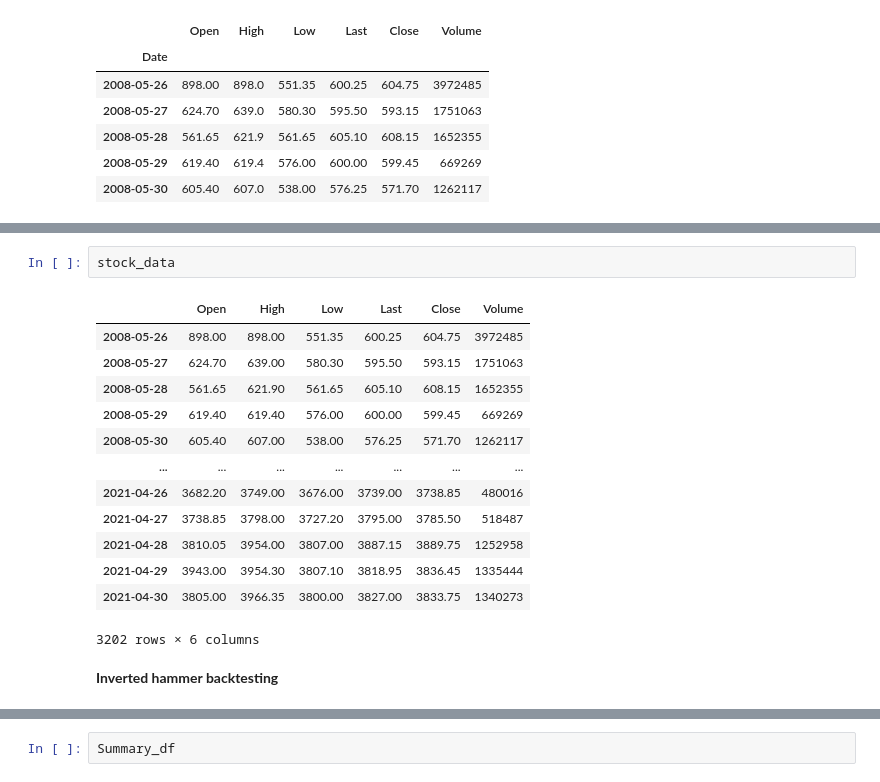
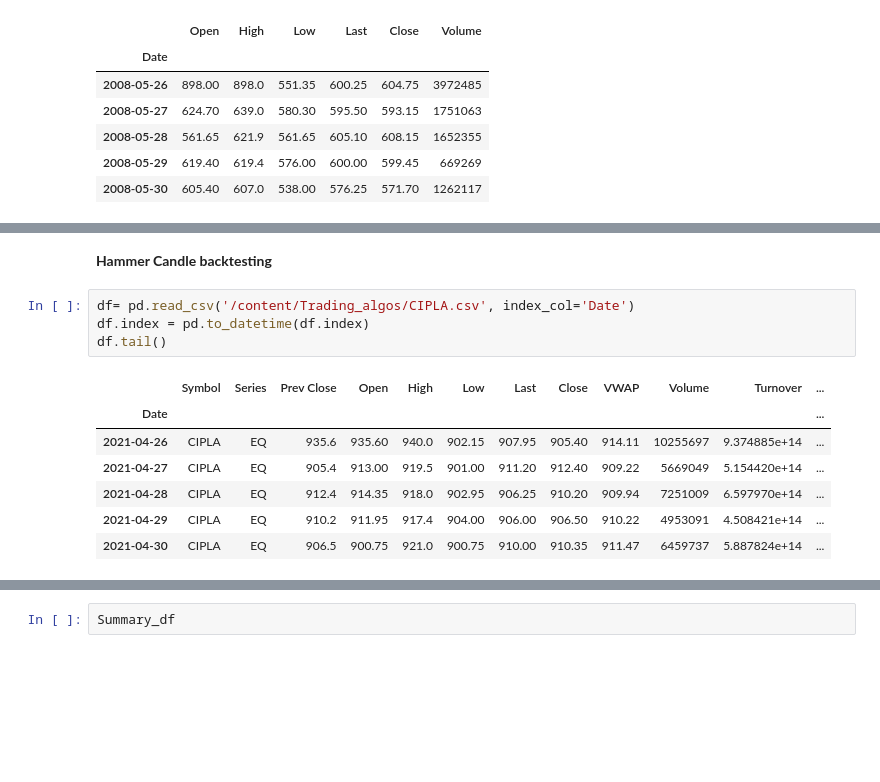
Before and after one commit to omkar-salunke/Trading_algos, a Jupyter notebook: Strategy_backtest.ipynb, the cells around one changed output, grey strips where cells are left out. Drawn from its saved outputs; the diff is of its cells as text; blank space fills up the shorter version.

```diff
--- a/Strategy_backtest.ipynb
+++ b/Strategy_backtest.ipynb
@@ -131,21 +136,17 @@ BokehDeprecationWarning: HSL() was deprecated in Bokeh 2.3.1 and will be removed
 [interactive output not drawn]
 [interactive output not drawn]
 [interactive output not drawn]
-# %%
-stock_data
-# %% [output]
-|  | Open | High | Low | Last | Close | Volume |
-| 2008-05-26 | 898.00 | 898.00 | 551.35 | 600.25 | 604.75 | 3972485 |
-| 2008-05-27 | 624.70 | 639.00 | 580.30 | 595.50 | 593.15 | 1751063 |
-| 2008-05-28 | 561.65 | 621.90 | 561.65 | 605.10 | 608.15 | 1652355 |
-| 2008-05-29 | 619.40 | 619.40 | 576.00 | 600.00 | 599.45 | 669269 |
-| 2008-05-30 | 605.40 | 607.00 | 538.00 | 576.25 | 571.70 | 1262117 |
-| ... | ... | ... | ... | ... | ... | ... |
-| 2021-04-26 | 3682.20 | 3749.00 | 3676.00 | 3739.00 | 3738.85 | 480016 |
-| 2021-04-27 | 3738.85 | 3798.00 | 3727.20 | 3795.00 | 3785.50 | 518487 |
-| 2021-04-28 | 3810.05 | 3954.00 | 3807.00 | 3887.15 | 3889.75 | 1252958 |
-| 2021-04-29 | 3943.00 | 3954.30 | 3807.10 | 3818.95 | 3836.45 | 1335444 |
-| 2021-04-30 | 3805.00 | 3966.35 | 3800.00 | 3827.00 | 3833.75 | 1340273 |
-3202 rows × 6 columns
 # %% [markdown]
-**Inverted hammer backtesting**
+**Hammer Candle backtesting**
+# %%
+df= pd.read_csv('/content/Trading_algos/CIPLA.csv', index_col='Date')
+df.index = pd.to_datetime(df.index)
+df.tail()
+# %% [output]
+|  | Symbol | Series | Prev Close | Open | High | Low | Last | Close | VWAP | Volume | Turnover | ... |
+| Date |  |  |  |  |  |  |  |  |  |  |  | ... |
+| 2021-04-26 | CIPLA | EQ | 935.6 | 935.60 | 940.0 | 902.15 | 907.95 | 905.40 | 914.11 | 10255697 | 9.374885e+14 | ... |
+| 2021-04-27 | CIPLA | EQ | 905.4 | 913.00 | 919.5 | 901.00 | 911.20 | 912.40 | 909.22 | 5669049 | 5.154420e+14 | ... |
+| 2021-04-28 | CIPLA | EQ | 912.4 | 914.35 | 918.0 | 902.95 | 906.25 | 910.20 | 909.94 | 7251009 | 6.597970e+14 | ... |
+| 2021-04-29 | CIPLA | EQ | 910.2 | 911.95 | 917.4 | 904.00 | 906.00 | 906.50 | 910.22 | 4953091 | 4.508421e+14 | ... |
+| 2021-04-30 | CIPLA | EQ | 906.5 | 900.75 | 921.0 | 900.75 | 910.00 | 910.35 | 911.47 | 6459737 | 5.887824e+14 | ... |
```
Also changed, not shown: parts of 18 cells of this notebook.
